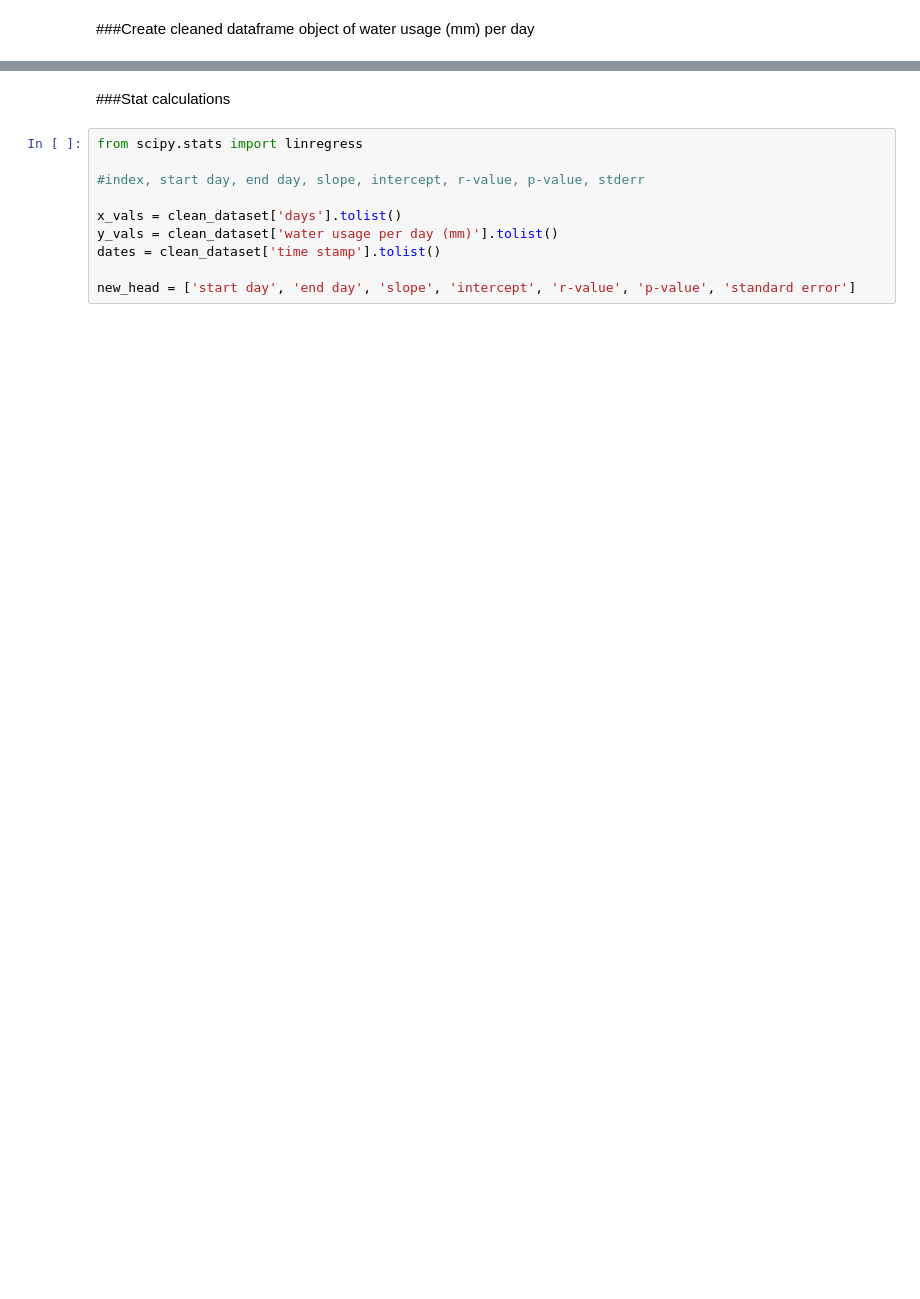
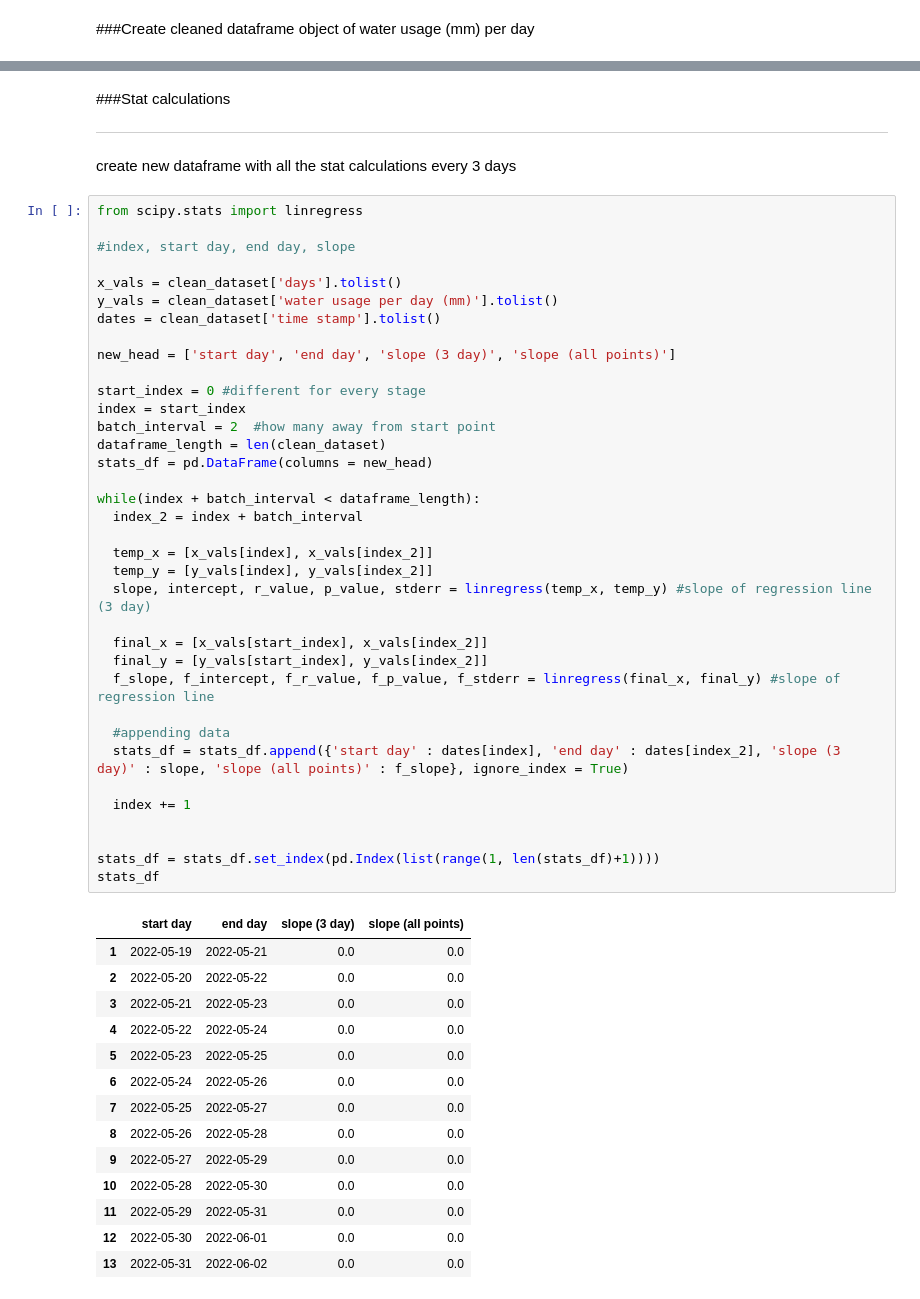
Before and after one commit to tif03/Plant-Growth-and-Water-Usage-Data-Analysis, a Jupyter notebook: trend_line.ipynb, the cells around one changed output, grey strips where cells are left out. Saved outputs shown, nothing was run; the diff lists cells and outputs as text; blank space fills up the shorter version.

```diff
--- a/trend_line.ipynb
+++ b/trend_line.ipynb
@@ -199,12 +236,58 @@ clean_dataset
-# %% [markdown]
-###Stat calculations
-# %%
-from scipy.stats import linregress
-
-#index, start day, end day, slope, intercept, r-value, p-value, stderr
-
-x_vals = clean_dataset['days'].tolist()
-y_vals = clean_dataset['water usage per day (mm)'].tolist()
-dates = clean_dataset['time stamp'].tolist()
-
-new_head = ['start day', 'end day', 'slope', 'intercept', 'r-value', 'p-value', 'standard error']
+# %% [markdown]
+###Stat calculations
+
+
+---
+
+create new dataframe with all the stat calculations every 3 days
+# %%
+from scipy.stats import linregress
+
+#index, start day, end day, slope
+
+x_vals = clean_dataset['days'].tolist()
+y_vals = clean_dataset['water usage per day (mm)'].tolist()
+dates = clean_dataset['time stamp'].tolist()
+
+new_head = ['start day', 'end day', 'slope (3 day)', 'slope (all points)']
+
+start_index = 0 #different for every stage
+index = start_index
+batch_interval = 2  #how many away from start point
+dataframe_length = len(clean_dataset)
+stats_df = pd.DataFrame(columns = new_head)
+
+while(index + batch_interval < dataframe_length):
+  index_2 = index + batch_interval
+
+  temp_x = [x_vals[index], x_vals[index_2]]
+  temp_y = [y_vals[index], y_vals[index_2]]
+  slope, intercept, r_value, p_value, stderr = linregress(temp_x, temp_y) #slope of regression line (3 day)
+
+  final_x = [x_vals[start_index], x_vals[index_2]]
+  final_y = [y_vals[start_index], y_vals[index_2]]
+  f_slope, f_intercept, f_r_value, f_p_value, f_stderr = linregress(final_x, final_y) #slope of regression line
+
+  #appending data
+  stats_df = stats_df.append({'start day' : dates[index], 'end day' : dates[index_2], 'slope (3 day)' : slope, 'slope (all points)' : f_slope}, ignore_index = True)
+
+  index += 1
+
+
+stats_df = stats_df.set_index(pd.Index(list(range(1, len(stats_df)+1))))
+stats_df
+# %% [output]
+|  | start day | end day | slope (3 day) | slope (all points) |
+| 1 | 2022-05-19 | 2022-05-21 | 0.0 | 0.0 |
+| 2 | 2022-05-20 | 2022-05-22 | 0.0 | 0.0 |
+| 3 | 2022-05-21 | 2022-05-23 | 0.0 | 0.0 |
+| 4 | 2022-05-22 | 2022-05-24 | 0.0 | 0.0 |
+| 5 | 2022-05-23 | 2022-05-25 | 0.0 | 0.0 |
+| 6 | 2022-05-24 | 2022-05-26 | 0.0 | 0.0 |
+| 7 | 2022-05-25 | 2022-05-27 | 0.0 | 0.0 |
+| 8 | 2022-05-26 | 2022-05-28 | 0.0 | 0.0 |
+| 9 | 2022-05-27 | 2022-05-29 | 0.0 | 0.0 |
+| 10 | 2022-05-28 | 2022-05-30 | 0.0 | 0.0 |
+| 11 | 2022-05-29 | 2022-05-31 | 0.0 | 0.0 |
+| 12 | 2022-05-30 | 2022-06-01 | 0.0 | 0.0 |
+| 13 | 2022-05-31 | 2022-06-02 | 0.0 | 0.0 |
```
Also changed, not shown: parts of 3 cells of this notebook.
